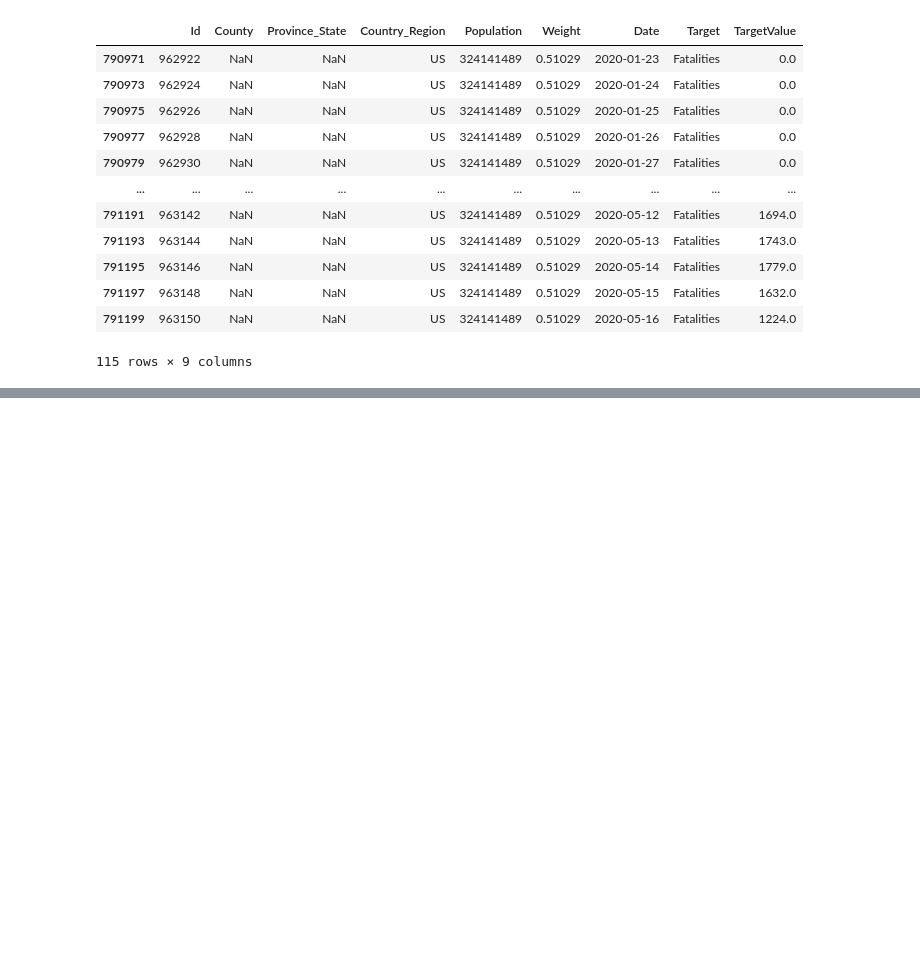
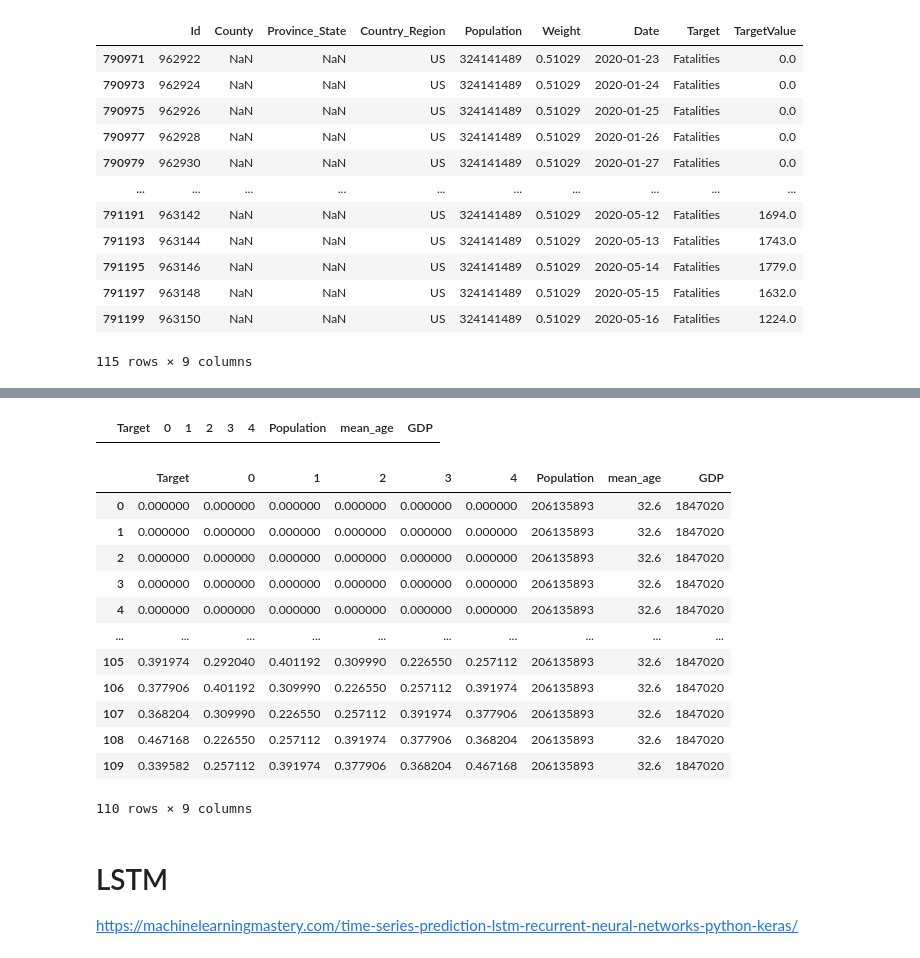
Before and after one commit to opertifelipe/covid19, a Jupyter notebook: notebook/covid.ipynb, the cells around one changed output, grey strips where cells are left out. Cells and saved outputs as stored; diff of their text form; code cells hidden in the pictures; blank space fills up the shorter version.

```diff
--- a/notebook/covid.ipynb
+++ b/notebook/covid.ipynb
@@ -220,8 +229,8 @@ fig.show()
 # %%
 import numpy as np
 # %%
-def create_training_df(df_country,n_days=30,target="TargetValue",population=True,mean_age=True,gdp=True):
-    df_country = df_US.sort_index().reset_index(drop=True)
+def create_training_df(df_country,n_days=5,target="TargetValue",population=True,mean_age=True,gdp=True):
+    df_country = df_country.sort_index().reset_index(drop=True)
     columns = ["Target"]+list(np.arange(0,n_days,1))
     df_train = pd.DataFrame(columns=columns)
     j=0
@@ -239,15 +248,17 @@ def create_training_df(df_country,n_days=30,target="TargetValue",population=True
     return df_train
 # %%
 #create_dataframe_country_target(data, "Italy", "Fatalities",countries_dict)
-countries_to_train = list(countries_dict.keys())
-countries_to_train.remove("Brazil")
+#countries_to_train = list(countries_dict.keys())
+countries_to_train = ["Portugal"]
+#countries_to_train.remove("Brazil")
 print(countries_to_train)
 target = "Fatalities"
-df_train = create_training_df(create_dataframe_country_target(data, countries_to_train[0], target,countries_dict))
+df_train = create_training_df(create_dataframe_country_target(data, countries_to_train[0], target,countries_dict),target="Rate_over_population")
 for i in range(1, len(countries_to_train)):
     df_train = pd.concat([df_train,
                          create_training_df(create_dataframe_country_target(data,
                                                                             countries_to_train[i],
                                                                             target,
-                                                                            countries_dict))])
+                                                                            countries_dict),
+                                            target="Rate_over_population")])
 # %% [output]
@@ -351,0 +358,20 @@ cols
+# %%
+df_Brazil_test = create_training_df(create_dataframe_country_target(data, "Brazil", target,countries_dict),target="Rate_over_population")
+cols = list(df_Brazil_test.columns)
+cols.remove("Target")
+cols.remove("Population")
+cols.remove("mean_age")
+cols.remove("GDP")
+start_row = 100
+row = df_Brazil_test.iloc[start_row,1:len(df_Brazil_test.columns)].to_frame().transpose()
+preds = []
+n_day_to_predict =100
+err_ = 0.1
+import random
+for day in range(n_day_to_predict):
+    prediction = CV_regr.predict(row)
+    prediction = prediction[0]+ [-1,1][random.randrange(2)]*prediction[0]*err_
+    preds.append(prediction)
+    for i in range(len(cols)-1):
+        row[cols[i]] =row[cols[i+1]]
+    row[len(cols)-1] = prediction
@@ -351,0 +397,23 @@ cols
+# %%
+df_train[df_train["GDP"] == 21439453]
+# %% [output]
+|  | Target | 0 | 1 | 2 | 3 | 4 | Population | mean_age | GDP |
+# %%
+df_Brazil_test
+# %% [output]
+|  | Target | 0 | 1 | 2 | 3 | 4 | Population | mean_age | GDP |
+| 0 | 0.000000 | 0.000000 | 0.000000 | 0.000000 | 0.000000 | 0.000000 | 206135893 | 32.6 | 1847020 |
+| 1 | 0.000000 | 0.000000 | 0.000000 | 0.000000 | 0.000000 | 0.000000 | 206135893 | 32.6 | 1847020 |
+| 2 | 0.000000 | 0.000000 | 0.000000 | 0.000000 | 0.000000 | 0.000000 | 206135893 | 32.6 | 1847020 |
+| 3 | 0.000000 | 0.000000 | 0.000000 | 0.000000 | 0.000000 | 0.000000 | 206135893 | 32.6 | 1847020 |
+| 4 | 0.000000 | 0.000000 | 0.000000 | 0.000000 | 0.000000 | 0.000000 | 206135893 | 32.6 | 1847020 |
+| ... | ... | ... | ... | ... | ... | ... | ... | ... | ... |
+| 105 | 0.391974 | 0.292040 | 0.401192 | 0.309990 | 0.226550 | 0.257112 | 206135893 | 32.6 | 1847020 |
+| 106 | 0.377906 | 0.401192 | 0.309990 | 0.226550 | 0.257112 | 0.391974 | 206135893 | 32.6 | 1847020 |
+| 107 | 0.368204 | 0.309990 | 0.226550 | 0.257112 | 0.391974 | 0.377906 | 206135893 | 32.6 | 1847020 |
+| 108 | 0.467168 | 0.226550 | 0.257112 | 0.391974 | 0.377906 | 0.368204 | 206135893 | 32.6 | 1847020 |
+| 109 | 0.339582 | 0.257112 | 0.391974 | 0.377906 | 0.368204 | 0.467168 | 206135893 | 32.6 | 1847020 |
+110 rows × 9 columns
+# %% [markdown]
+# LSTM
+https://machinelearningmastery.com/time-series-prediction-lstm-recurrent-neural-networks-python-keras/
```
Also changed, not shown: parts of 41 cells of this notebook.
